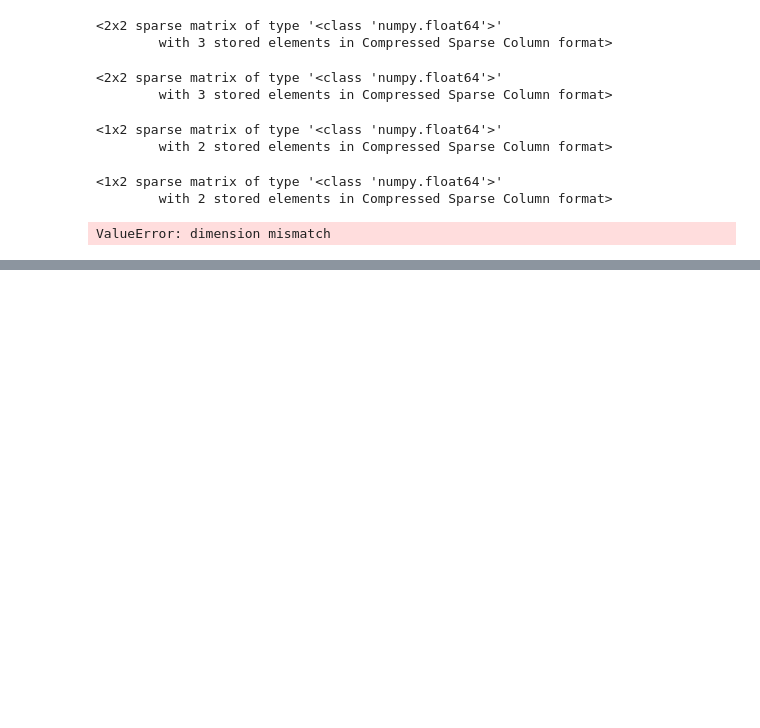
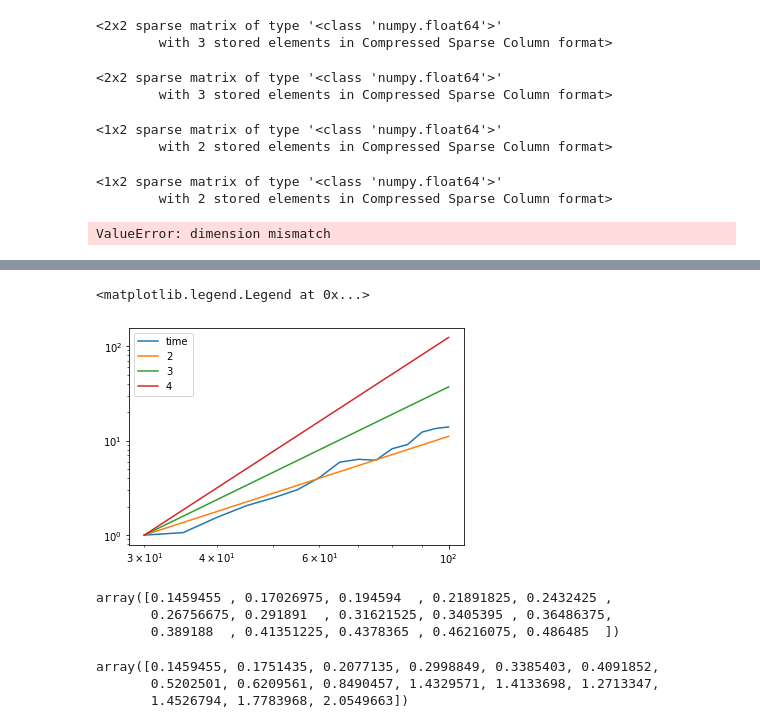
Before and after one commit to Noskario/github-upload, a Jupyter notebook: vizualisation_helper.ipynb, the cells around one changed output, grey strips where cells are left out. Drawn from its saved outputs; the diff is of its cells as text; code cells hidden in the pictures; blank space fills up the shorter version.

```diff
--- a/vizualisation_helper.ipynb
+++ b/vizualisation_helper.ipynb
@@ -113,0 +169,21 @@ array([[3.33333333]])
+# %%
+plt.loglog(nlist,tlist/tlist[0],label='time')
+plt.loglog(nlist,(nlist/nlist[0])**2,label='2')
+plt.loglog(nlist,(nlist/nlist[0])**3,label='3')
+plt.loglog(nlist,(nlist/nlist[0])**4,label='4')
+plt.legend()
+# %% [output]
+<matplotlib.legend.Legend at 0x...>
+[figure, added]
+# %%
+tlist[0]/nlist[0]*nlist
+# %% [output]
+array([0.1459455 , 0.17026975, 0.194594  , 0.21891825, 0.2432425 ,
+       0.26756675, 0.291891  , 0.31621525, 0.3405395 , 0.36486375,
+       0.389188  , 0.41351225, 0.4378365 , 0.46216075, 0.486485  ])
+# %%
+tlist
+# %% [output]
+array([0.1459455, 0.1751435, 0.2077135, 0.2998849, 0.3385403, 0.4091852,
+       0.5202501, 0.6209561, 0.8490457, 1.4329571, 1.4133698, 1.2713347,
+       1.4526794, 1.7783968, 2.0549663])
```
Also changed, not shown: parts of 19 cells of this notebook, 2 other files.
